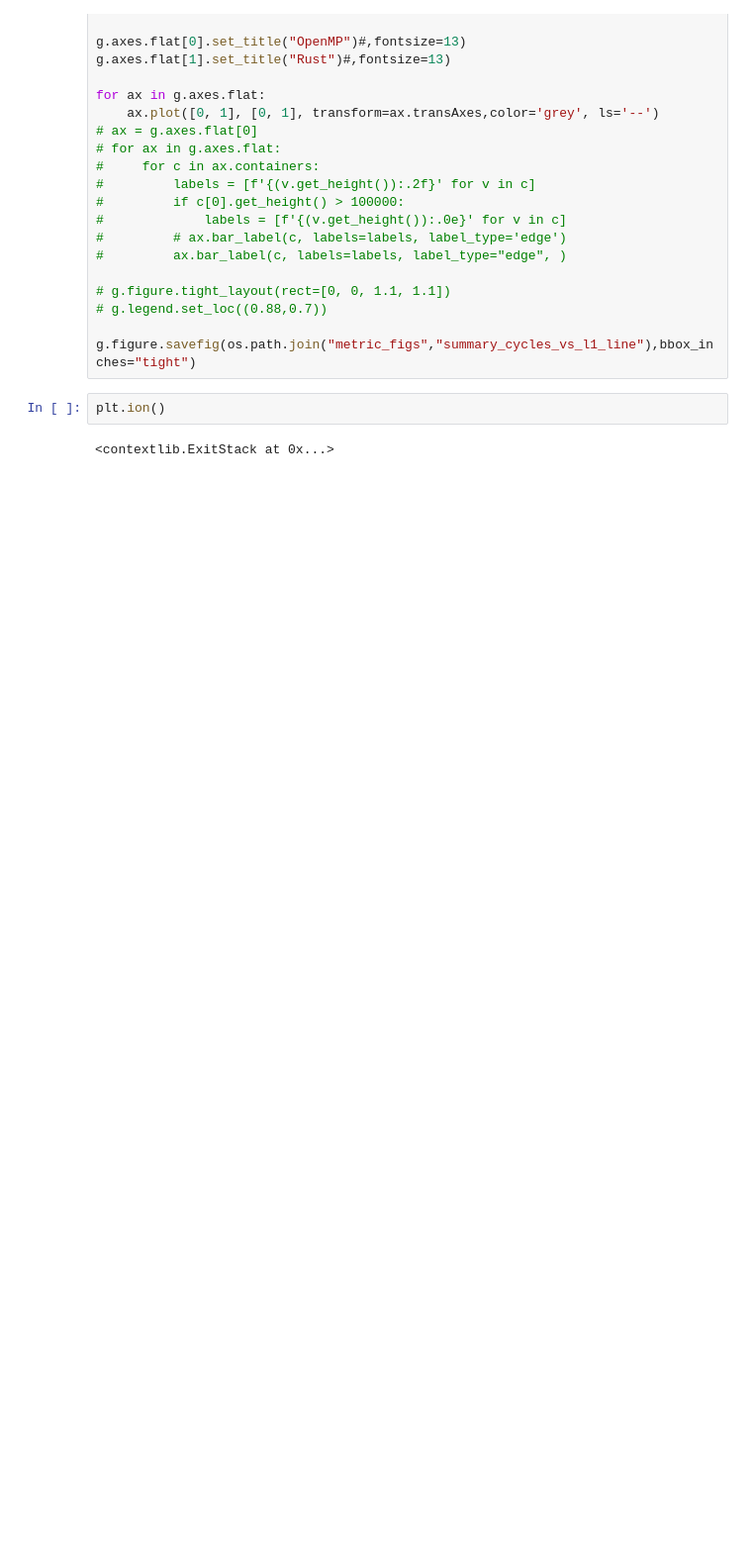
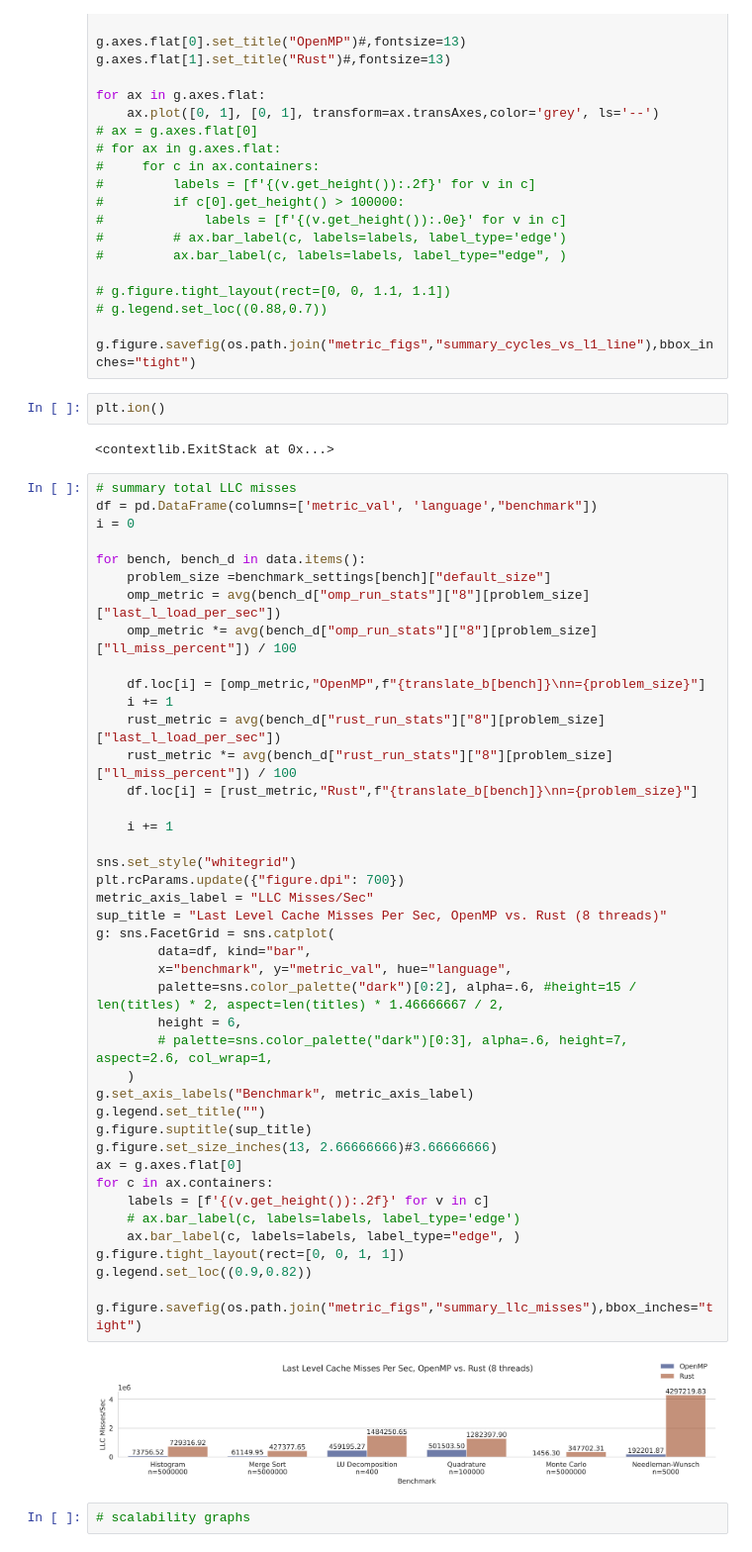
Before and after one commit to egnechng/Rust-OpenMP, a Jupyter notebook: graphing/results_graph.ipynb, the cells around one changed output. Shown: that part at 99% size. Drawn from its saved outputs; the diff is of its cells as text; blank space fills up the shorter version.

Commit message:
added llc graph

```diff
--- a/graphing/results_graph.ipynb
+++ b/graphing/results_graph.ipynb
@@ -493,3 +493,49 @@ g.figure.savefig(os.path.join("metric_figs","summary_cycles_vs_l1_line"),bbox_in
 plt.ion()
 # %% [output]
 <contextlib.ExitStack at 0x...>
+# %%
+# summary total LLC misses
+df = pd.DataFrame(columns=['metric_val', 'language',"benchmark"])
+i = 0
+
+for bench, bench_d in data.items():
+    problem_size =benchmark_settings[bench]["default_size"]
+    omp_metric = avg(bench_d["omp_run_stats"]["8"][problem_size]["last_l_load_per_sec"])
+    omp_metric *= avg(bench_d["omp_run_stats"]["8"][problem_size]["ll_miss_percent"]) / 100
+
+    df.loc[i] = [omp_metric,"OpenMP",f"{translate_b[bench]}\nn={problem_size}"]
+    i += 1
+    rust_metric = avg(bench_d["rust_run_stats"]["8"][problem_size]["last_l_load_per_sec"])
+    rust_metric *= avg(bench_d["rust_run_stats"]["8"][problem_size]["ll_miss_percent"]) / 100
+    df.loc[i] = [rust_metric,"Rust",f"{translate_b[bench]}\nn={problem_size}"]
+
+    i += 1
+
+sns.set_style("whitegrid")
+plt.rcParams.update({"figure.dpi": 700})
+metric_axis_label = "LLC Misses/Sec"
+sup_title = "Last Level Cache Misses Per Sec, OpenMP vs. Rust (8 threads)"
+g: sns.FacetGrid = sns.catplot(
+        data=df, kind="bar",
+        x="benchmark", y="metric_val", hue="language",
+        palette=sns.color_palette("dark")[0:2], alpha=.6, #height=15 / len(titles) * 2, aspect=len(titles) * 1.46666667 / 2,
+        height = 6,
+        # palette=sns.color_palette("dark")[0:3], alpha=.6, height=7, aspect=2.6, col_wrap=1,
+    )
+g.set_axis_labels("Benchmark", metric_axis_label)
+g.legend.set_title("")
+g.figure.suptitle(sup_title)
+g.figure.set_size_inches(13, 2.66666666)#3.66666666)
+ax = g.axes.flat[0]
+for c in ax.containers:
+    labels = [f'{(v.get_height()):.2f}' for v in c]
+    # ax.bar_label(c, labels=labels, label_type='edge')
+    ax.bar_label(c, labels=labels, label_type="edge", )
+g.figure.tight_layout(rect=[0, 0, 1, 1])
+g.legend.set_loc((0.9,0.82))
+
+g.figure.savefig(os.path.join("metric_figs","summary_llc_misses"),bbox_inches="tight")
+# %% [output]
+[figure, added]
+# %%
+# scalability graphs
```
Also changed, not shown: 3 other files.
